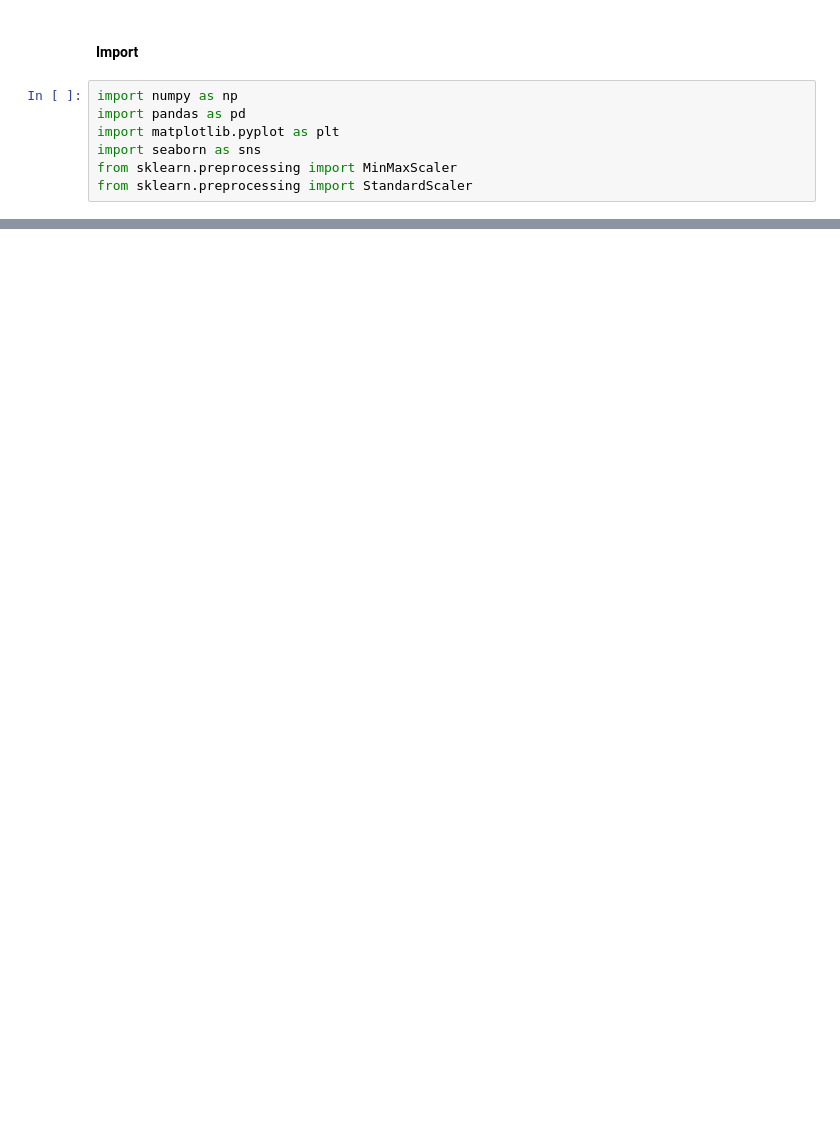
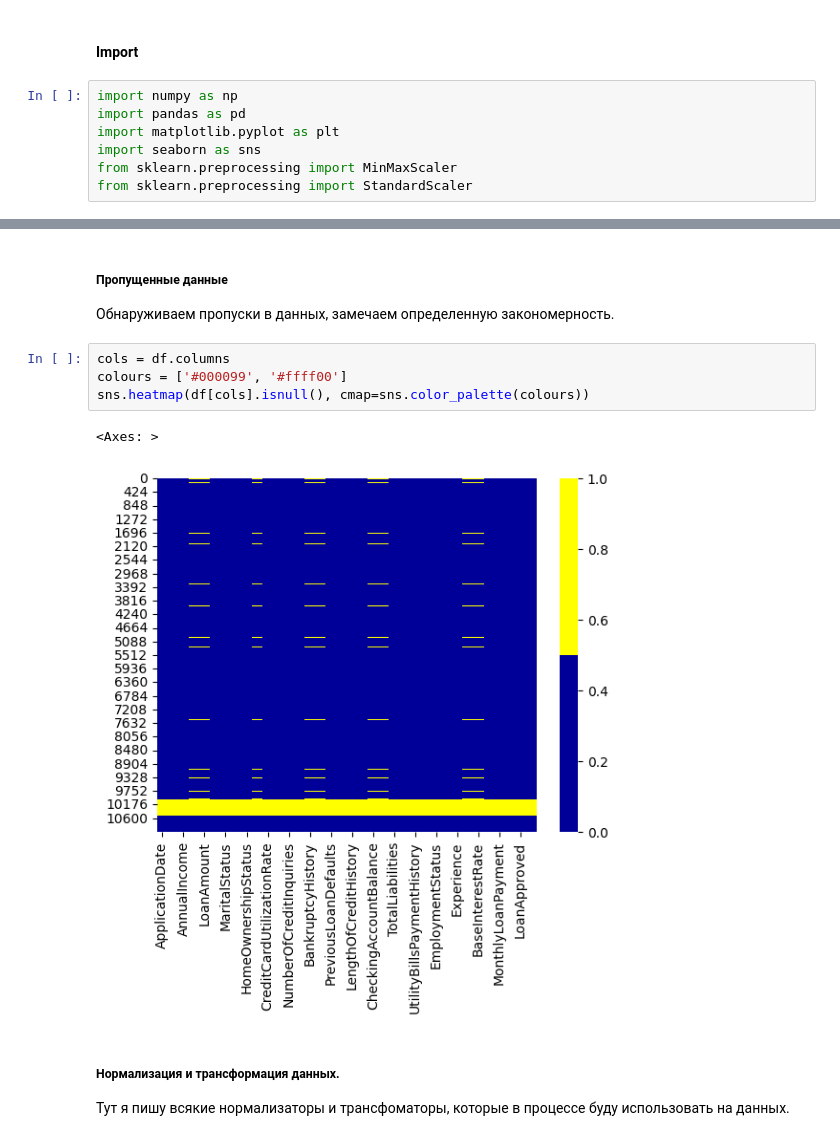
Before and after one commit to zloyaloha/ML, a Jupyter notebook: lab2/lab2.ipynb, the cells around one changed output, grey strips where cells are left out. Saved outputs shown, nothing was run; the diff lists cells and outputs as text; blank space fills up the shorter version.

```diff
--- a/lab2/lab2.ipynb
+++ b/lab2/lab2.ipynb
@@ -154,0 +72,15 @@ MSE: 42.47290941251817
+# %% [markdown]
+##### Пропущенные данные
+
+Обнаруживаем пропуски в данных, замечаем определенную закономерность.
+# %%
+cols = df.columns
+colours = ['#000099', '#ffff00']
+sns.heatmap(df[cols].isnull(), cmap=sns.color_palette(colours))
+# %% [output]
+<Axes: >
+[figure, added]
+# %% [markdown]
+##### Нормализация и трансформация данных.
+
+Тут я пишу всякие нормализаторы и трансфоматоры, которые в процессе буду использовать на данных.
```
Also changed, not shown: parts of 48 cells of this notebook.
